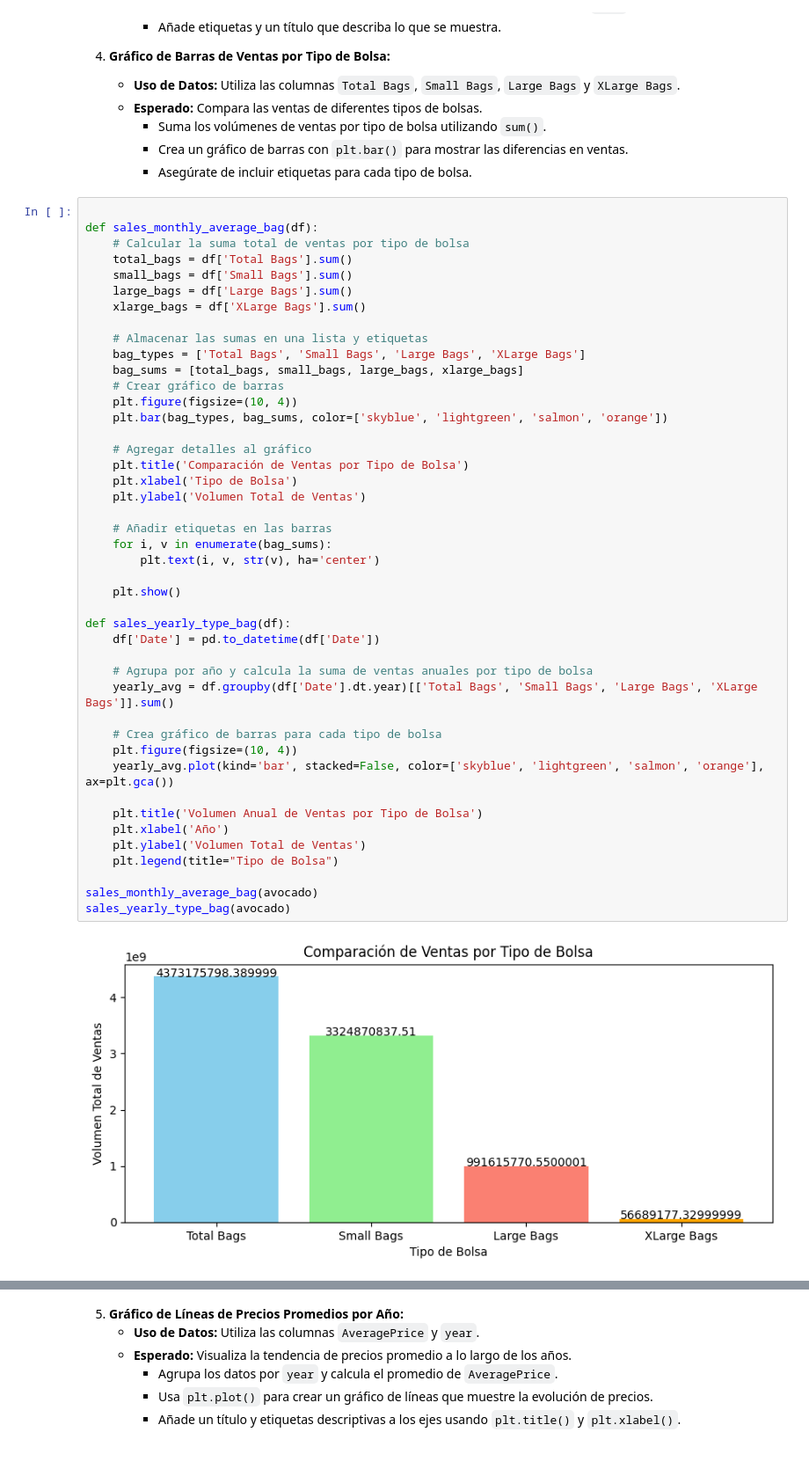
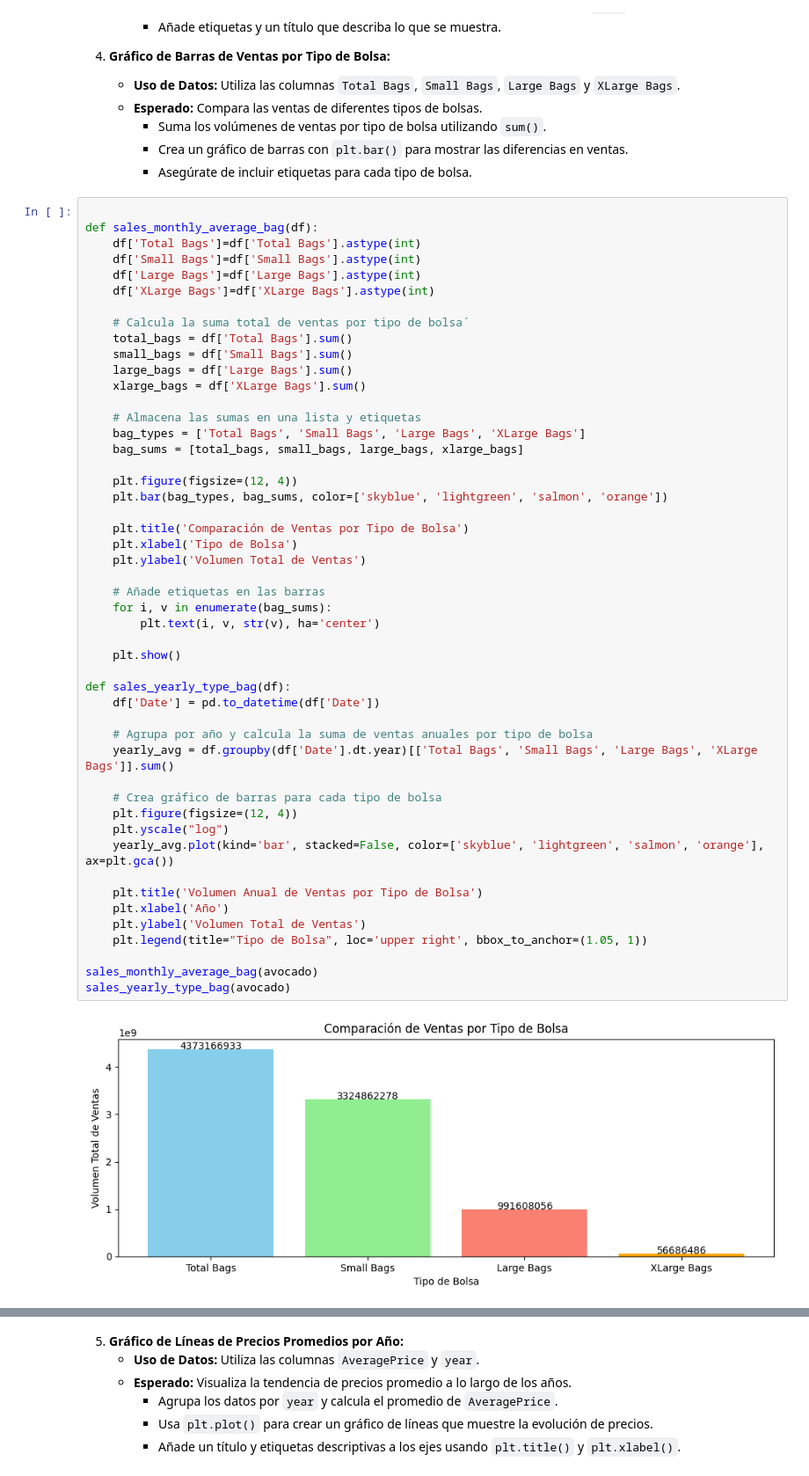
Before and after one commit to germanztz/data-science-uoc-avocado, a Jupyter notebook: breysi.ipynb, the cells around one changed output, grey strips where cells are left out. Shown at 88% size. Drawn from its saved outputs; the diff is of its cells as text.

```diff
--- a/breysi.ipynb
+++ b/breysi.ipynb
@@ -250,46 +249,51 @@ Text(0, 0.5, 'Precio Promedio')
 # %%
 
 def sales_monthly_average_bag(df):
-    # Calcular la suma total de ventas por tipo de bolsa
+    df['Total Bags']=df['Total Bags'].astype(int)
+    df['Small Bags']=df['Small Bags'].astype(int)
+    df['Large Bags']=df['Large Bags'].astype(int)
+    df['XLarge Bags']=df['XLarge Bags'].astype(int)
+
+    # Calcula la suma total de ventas por tipo de bolsa´
     total_bags = df['Total Bags'].sum()
     small_bags = df['Small Bags'].sum()
     large_bags = df['Large Bags'].sum()
     xlarge_bags = df['XLarge Bags'].sum()
 
-    # Almacenar las sumas en una lista y etiquetas
+    # Almacena las sumas en una lista y etiquetas
     bag_types = ['Total Bags', 'Small Bags', 'Large Bags', 'XLarge Bags']
     bag_sums = [total_bags, small_bags, large_bags, xlarge_bags]
-    # Crear gráfico de barras
-    plt.figure(figsize=(10, 4))
+
+    plt.figure(figsize=(12, 4))
     plt.bar(bag_types, bag_sums, color=['skyblue', 'lightgreen', 'salmon', 'orange'])
 
-    # Agregar detalles al gráfico
     plt.title('Comparación de Ventas por Tipo de Bolsa')
     plt.xlabel('Tipo de Bolsa')
     plt.ylabel('Volumen Total de Ventas')
 
-    # Añadir etiquetas en las barras
+    # Añade etiquetas en las barras
     for i, v in enumerate(bag_sums):
         plt.text(i, v, str(v), ha='center')
 
     plt.show()
 
 def sales_yearly_type_bag(df):
     df['Date'] = pd.to_datetime(df['Date'])
 
     # Agrupa por año y calcula la suma de ventas anuales por tipo de bolsa
     yearly_avg = df.groupby(df['Date'].dt.year)[['Total Bags', 'Small Bags', 'Large Bags', 'XLarge Bags']].sum()
 
     # Crea gráfico de barras para cada tipo de bolsa
-    plt.figure(figsize=(10, 4))
+    plt.figure(figsize=(12, 4))
+    plt.yscale("log")
     yearly_avg.plot(kind='bar', stacked=False, color=['skyblue', 'lightgreen', 'salmon', 'orange'], ax=plt.gca())
 
     plt.title('Volumen Anual de Ventas por Tipo de Bolsa')
     plt.xlabel('Año')
     plt.ylabel('Volumen Total de Ventas')
-    plt.legend(title="Tipo de Bolsa")
+    plt.legend(title="Tipo de Bolsa", loc='upper right', bbox_to_anchor=(1.05, 1))
 
 sales_monthly_average_bag(avocado)
 sales_yearly_type_bag(avocado)
 # %% [output]
-[figure, old version]
+[figure, new version]
```
Also changed, not shown: parts of 11 cells of this notebook.
